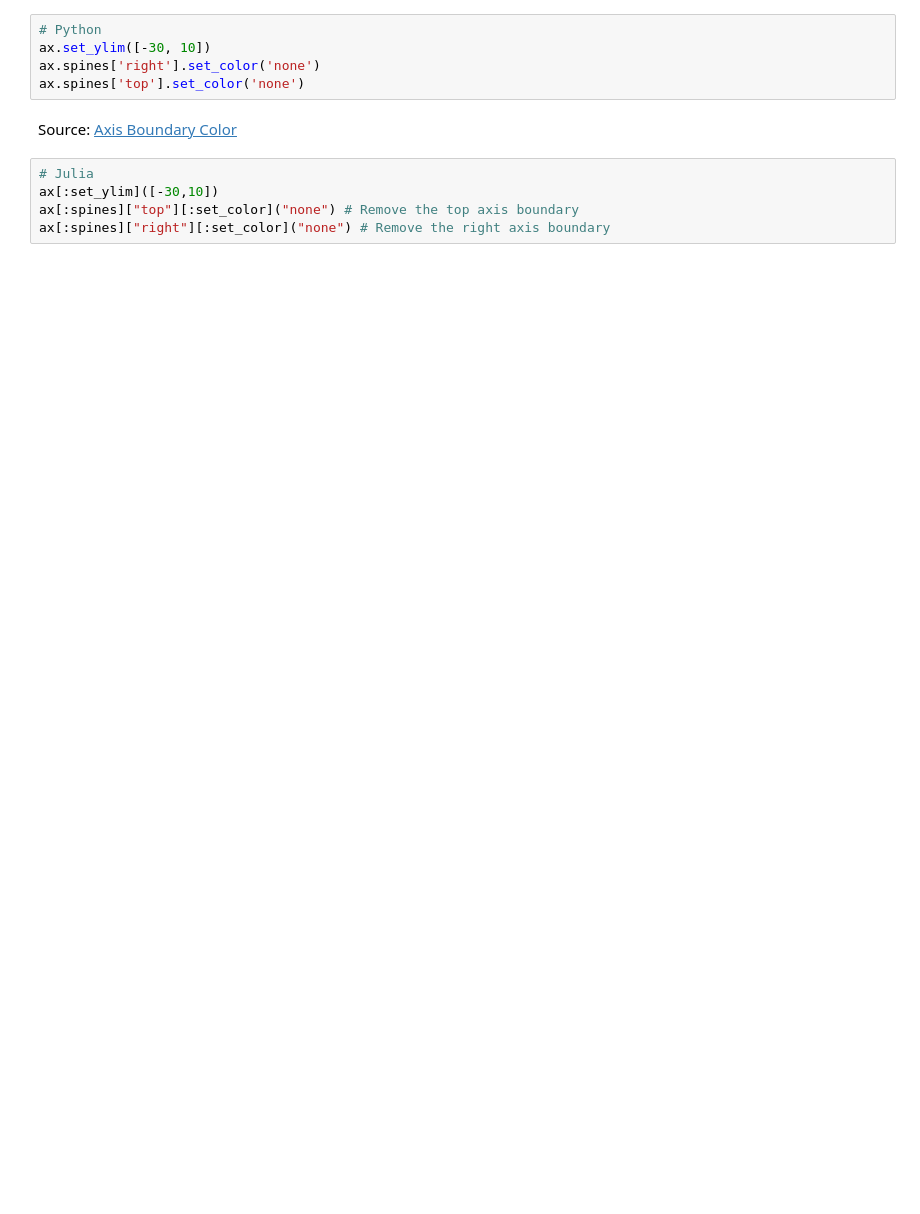
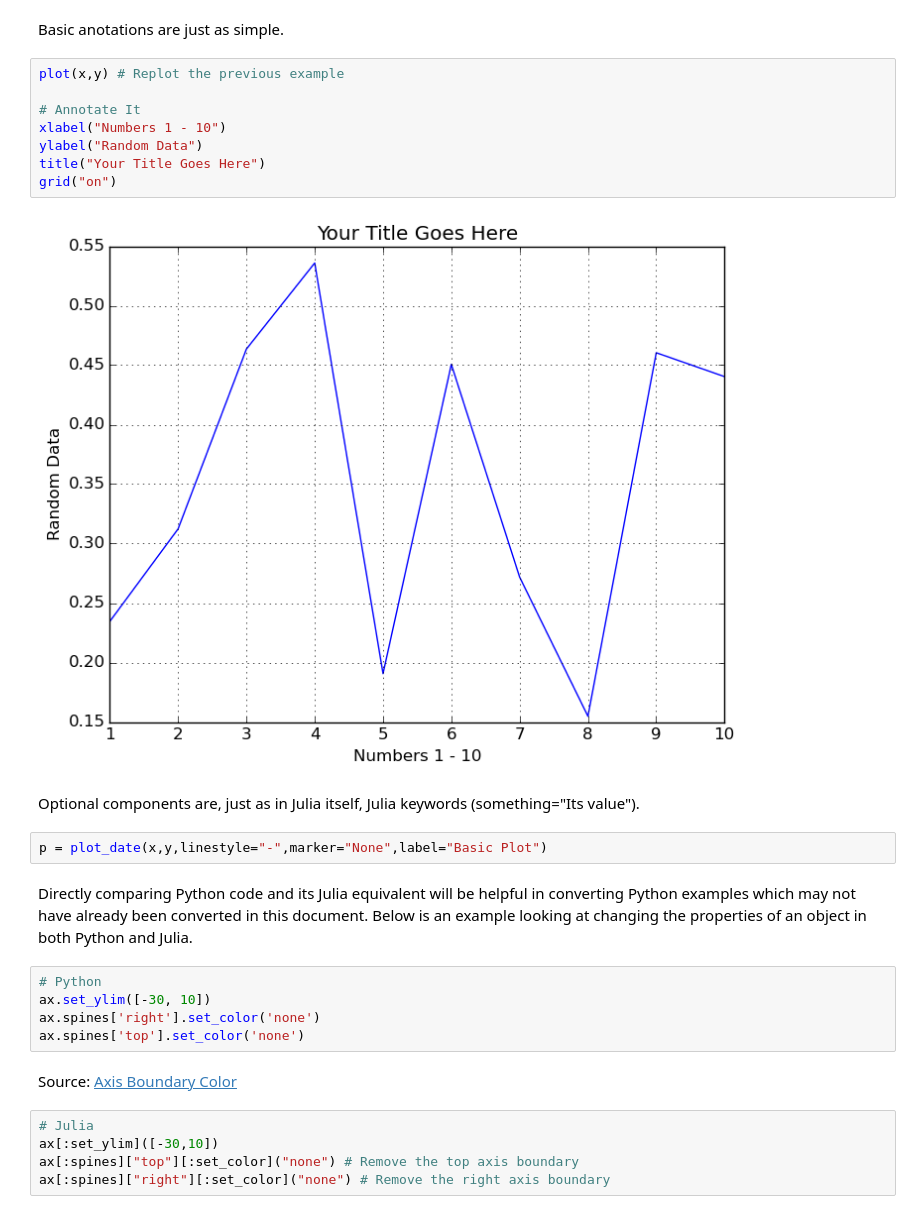
Before and after one commit to gizmaa/Julia_Examples, a Jupyter notebook: PyPlot_Examples.ipynb, the cells around one changed output. Cells and saved outputs as stored; diff of their text form; blank space fills up the shorter version.

```diff
--- a/PyPlot_Examples.ipynb
+++ b/PyPlot_Examples.ipynb
@@ -34,3 +46,21 @@ Translating PyPlot code from Python to Julia can be difficult so here are a few
+# %% [markdown]
+Basic anotations are just as simple.
+# %%
+plot(x,y) # Replot the previous example
+
+# Annotate It
+xlabel("Numbers 1 - 10")
+ylabel("Random Data")
+title("Your Title Goes Here")
+grid("on")
+# %% [output]
+[figure, added]
+# %% [markdown]
+Optional components are, just as in Julia itself, Julia keywords (something="Its value").
+# %%
+p = plot_date(x,y,linestyle="-",marker="None",label="Basic Plot")
+# %% [markdown]
+Directly comparing Python code and its Julia equivalent will be helpful in converting Python examples which may not have already been converted in this document. Below is an example looking at changing the properties of an object in both Python and Julia.
 # %%
 # Python
 ax.set_ylim([-30, 10])
```
Also changed, not shown: parts of 9 cells of this notebook.
